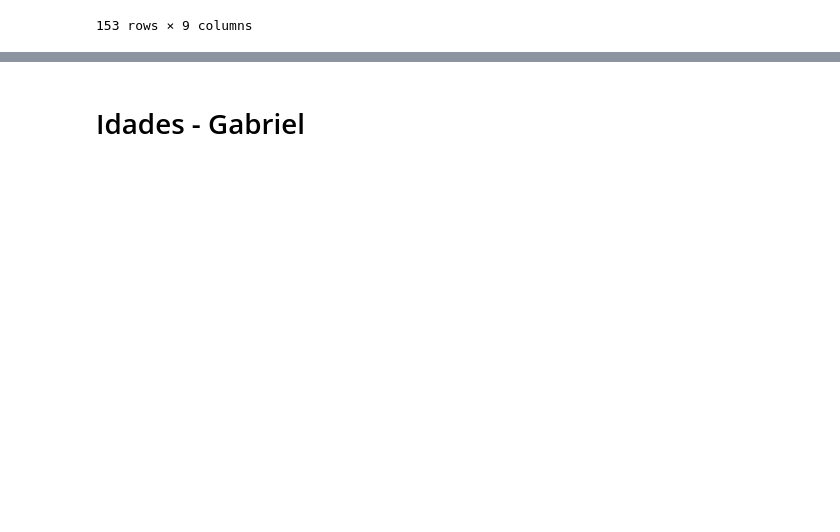
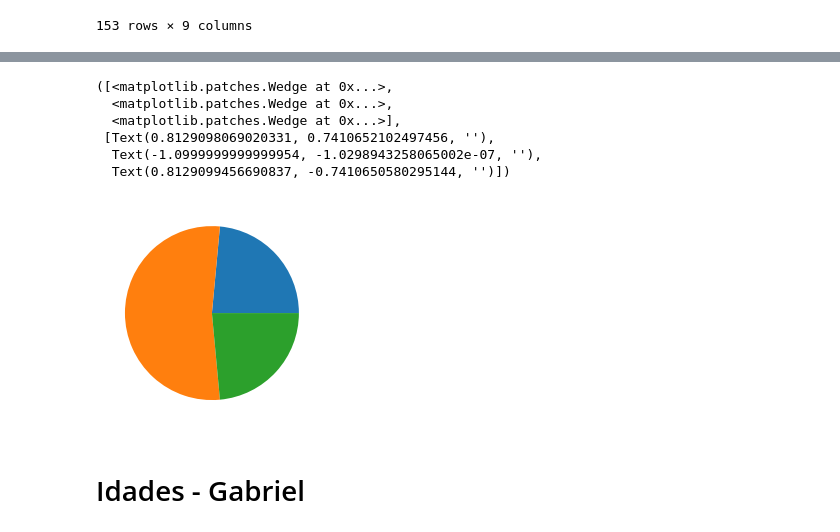
Before and after one commit to vittoria-thomasini/comportment-analytics-covid19, a Jupyter notebook: ProjetoCovid19.ipynb, the cells around one changed output, grey strips where cells are left out. Saved outputs shown, nothing was run; the diff lists cells and outputs as text; code cells hidden in the pictures; blank space fills up the shorter version.

```diff
--- a/ProjetoCovid19.ipynb
+++ b/ProjetoCovid19.ipynb
@@ -145,3 +172,34 @@ TypeError: ignored
+# %%
+positivas = respostasgu['Como você avalia o entrosamento com seus colegas de trabalho durante Home Office?'] > 3
+
+#bom = 0
+#ruim = 0
+#neutro = 0
+#for i in positivas:
+#  if i == True:
+#    bom = bom + 1
+
+#negativas = respostasgu['Como você avalia o entrosamento com seus colegas de trabalho durante Home Office?'] < 3
+
+#for i in negativas:
+#  if i == True:
+#    ruim = ruim + 1
+filtroneutro = respostasgu.loc[respostasgu['Como você avalia o entrosamento com seus colegas de trabalho durante Home Office?'] == 3]
+filtrobom = respostasgu.loc[respostasgu['Como você avalia o entrosamento com seus colegas de trabalho durante Home Office?'] > 3]
+filtroruim = respostasgu.loc[respostasgu['Como você avalia o entrosamento com seus colegas de trabalho durante Home Office?'] < 3]
+neutras = filtroneutro['Como você avalia o entrosamento com seus colegas de trabalho durante Home Office?'].count()
+bom = filtrobom['Como você avalia o entrosamento com seus colegas de trabalho durante Home Office?'].count()
+ruim = filtroruim['Como você avalia o entrosamento com seus colegas de trabalho durante Home Office?'].count()
+resposta = neutras, bom, ruim
+plt.pie(teste)
+# %% [output]
+([<matplotlib.patches.Wedge at 0x...>,
+  <matplotlib.patches.Wedge at 0x...>,
+  <matplotlib.patches.Wedge at 0x...>],
+ [Text(0.8129098069020331, 0.7410652102497456, ''),
+  Text(-1.0999999999999954, -1.0298943258065002e-07, ''),
+  Text(0.8129099456690837, -0.7410650580295144, '')])
+[figure, added]
 # %% [markdown]
 # Idades - Gabriel
 # %%
```
Also changed, not shown: parts of 27 cells of this notebook.
